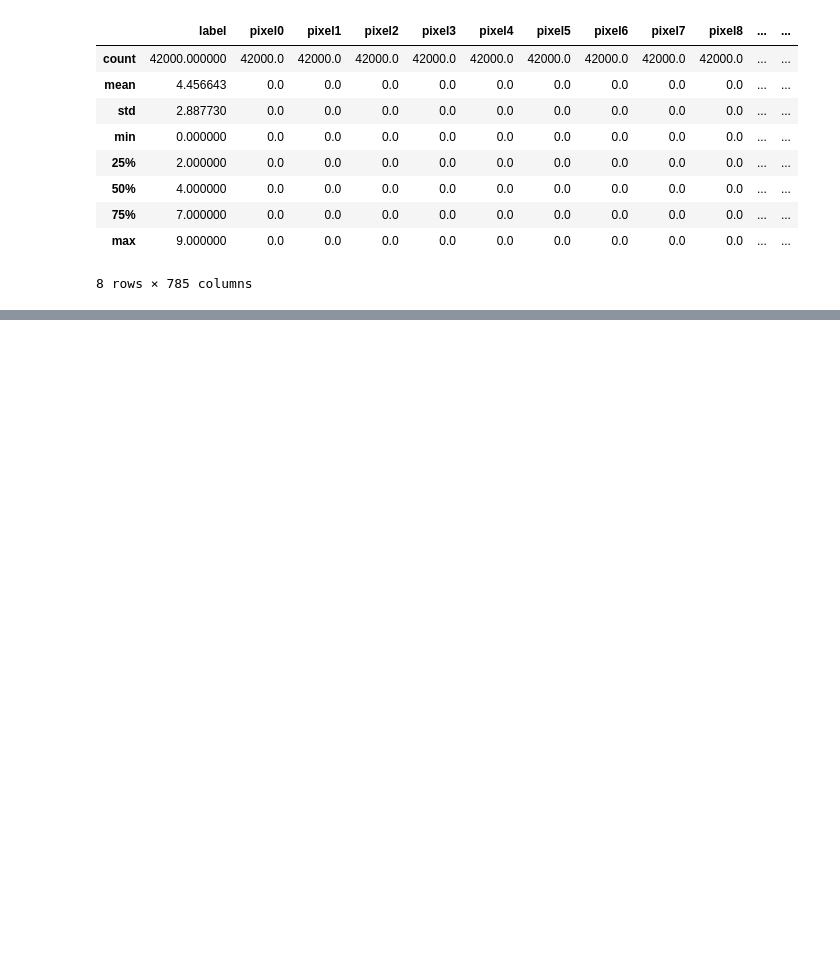
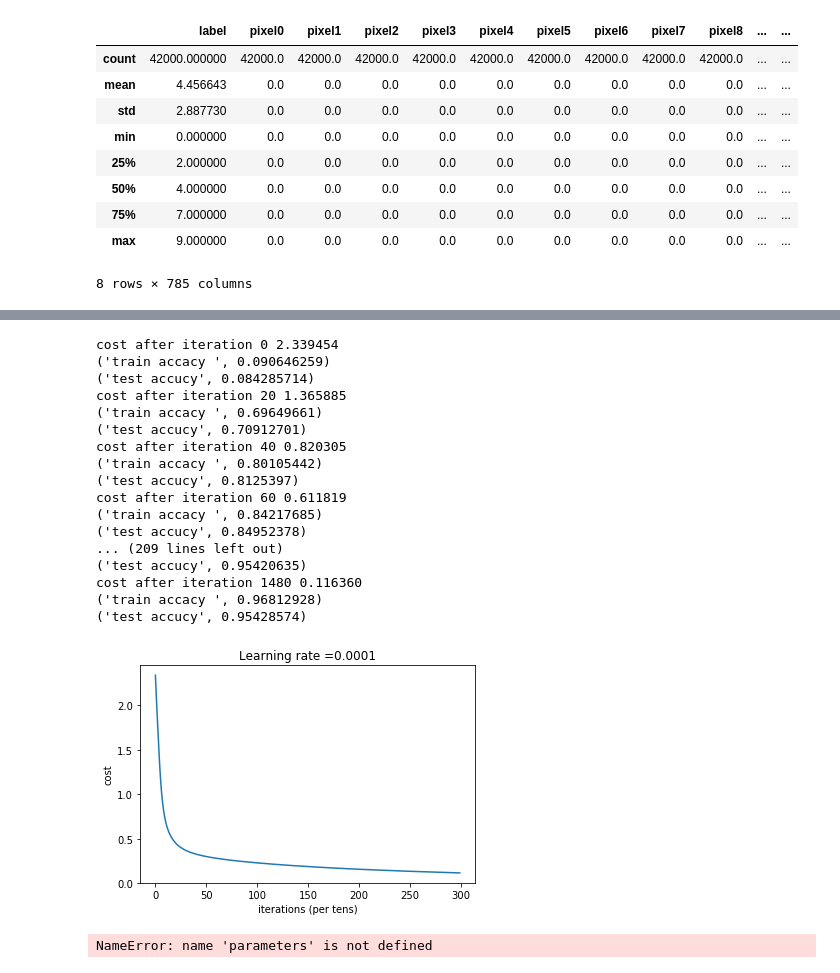
Before and after one commit to algebra84/kaggle, a Jupyter notebook: mnist/mnist.ipynb, the cells around one changed output, grey strips where cells are left out. Cells and saved outputs as stored; diff of their text form; code cells hidden in the pictures; blank space fills up the shorter version.

```diff
--- a/mnist/mnist.ipynb
+++ b/mnist/mnist.ipynb
@@ -73,0 +37,5 @@ Name: label, dtype: int64
+# %%
+def get_placeholder(n_x,n_y):
+    X = tf.placeholder(dtype=tf.float32,shape=[n_x,None],name='X')
+    Y = tf.placeholder(dtype=tf.float32,shape=[n_y,None,],name='Y')
+    return X,Y
@@ -73,0 +50,36 @@ Name: label, dtype: int64
+# %%
+def forward_propagation(X,parameters):
+    L = len(parameters)//2
+    X_prev = X
+    for i in np.arange(L-1):
+        Z = tf.add(tf.matmul(parameters['W'+str(i+1)],X_prev),parameters['b'+str(i+1)])
+        X = tf.nn.relu(Z)
+        X_prev = X
+    ZL = tf.add(tf.matmul(parameters['W'+str(L)],X),parameters['b'+str(L)])
+    return ZL
+# %%
+def compute_cost(Z,y):
+    logits = tf.transpose(Z)
+    labels = tf.transpose(y)
+    cost = tf.nn.softmax_cross_entropy_with_logits(logits = logits, labels = labels)
+    return tf.reduce_mean(cost)
+# %%
+def random_min_batches(X_train,Y_train,minibatch_size,seed):
+    m = X_train.shape[1]
+    np.random.seed(seed)
+    index = range(m)
+    np.random.shuffle(index)
+    X_train = X_train.iloc[:,index]
+    Y_train = Y_train[:,index]
+    num = int(m/minibatch_size)
+    cur = 0
+    mini_batches = []
+    for i in range(num):
+        minibatch_X = X_train.iloc[:,cur:(cur+minibatch_size)]
+        minibatch_Y = Y_train[:,cur:cur+minibatch_size]
+        cur += minibatch_size
+        mini_batches.append((minibatch_X,minibatch_Y))
+    minibatch_X=X_train.iloc[:,cur:]
+    minibatch_Y=Y_train[:,cur:]
+    mini_batches.append((minibatch_X,minibatch_Y))
+    return mini_batches
@@ -73,0 +130,25 @@ Name: label, dtype: int64
+# %%
+parameters = model(X_train, y_train, X_test, y_test,layer_dims=[784,100,30,10],num_epochs=1500)
+# %% [output]
+cost after iteration 0 2.339454
+('train accacy ', 0.090646259)
+('test accucy', 0.084285714)
+cost after iteration 20 1.365885
+('train accacy ', 0.69649661)
+('test accucy', 0.70912701)
+cost after iteration 40 0.820305
+('train accacy ', 0.80105442)
+('test accucy', 0.8125397)
+cost after iteration 60 0.611819
+('train accacy ', 0.84217685)
+('test accucy', 0.84952378)
+... (209 lines left out)
+('test accucy', 0.95420635)
+cost after iteration 1480 0.116360
+('train accacy ', 0.96812928)
+('test accucy', 0.95428574)
+[figure, added]
+# %%
+parameters
+# %% [output]
+NameError: name 'parameters' is not defined
```
Also changed, not shown: parts of 9 cells of this notebook, 2 other files.
